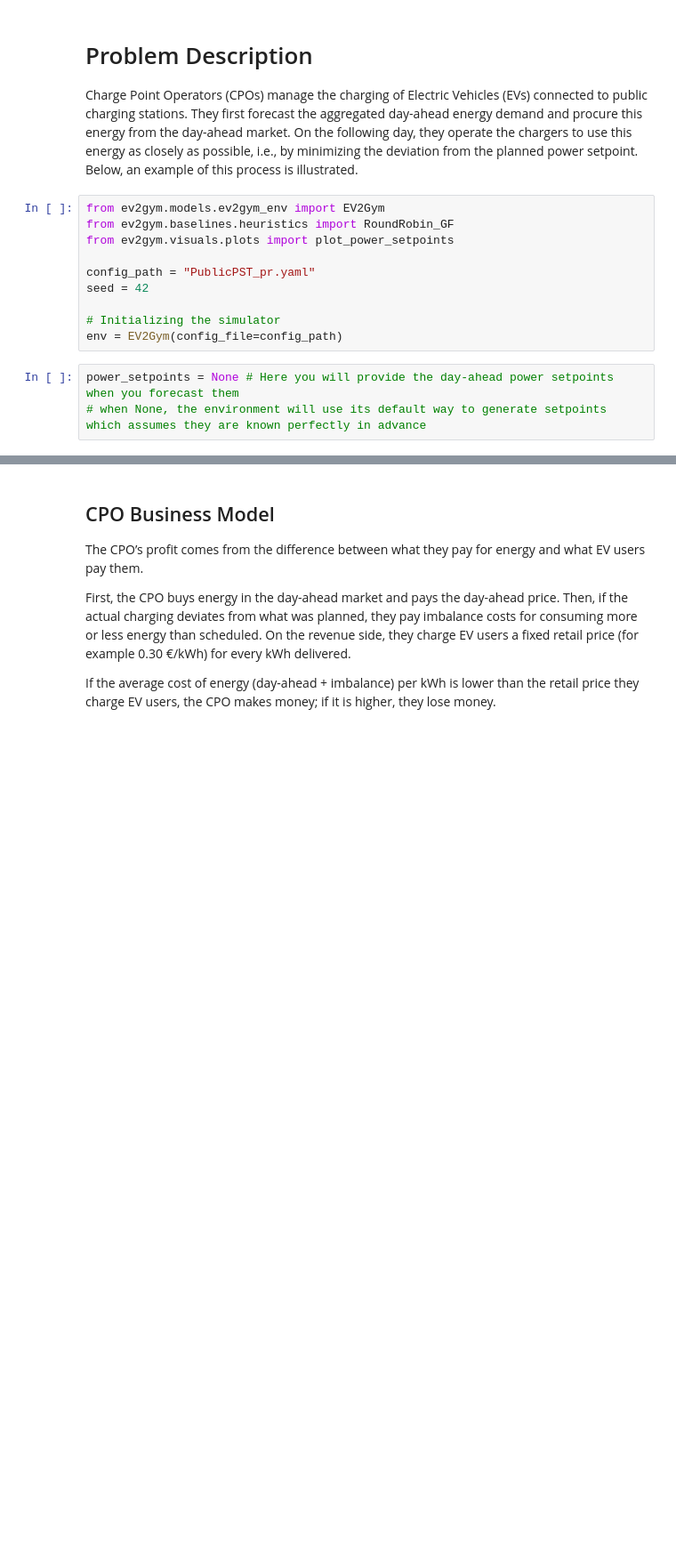
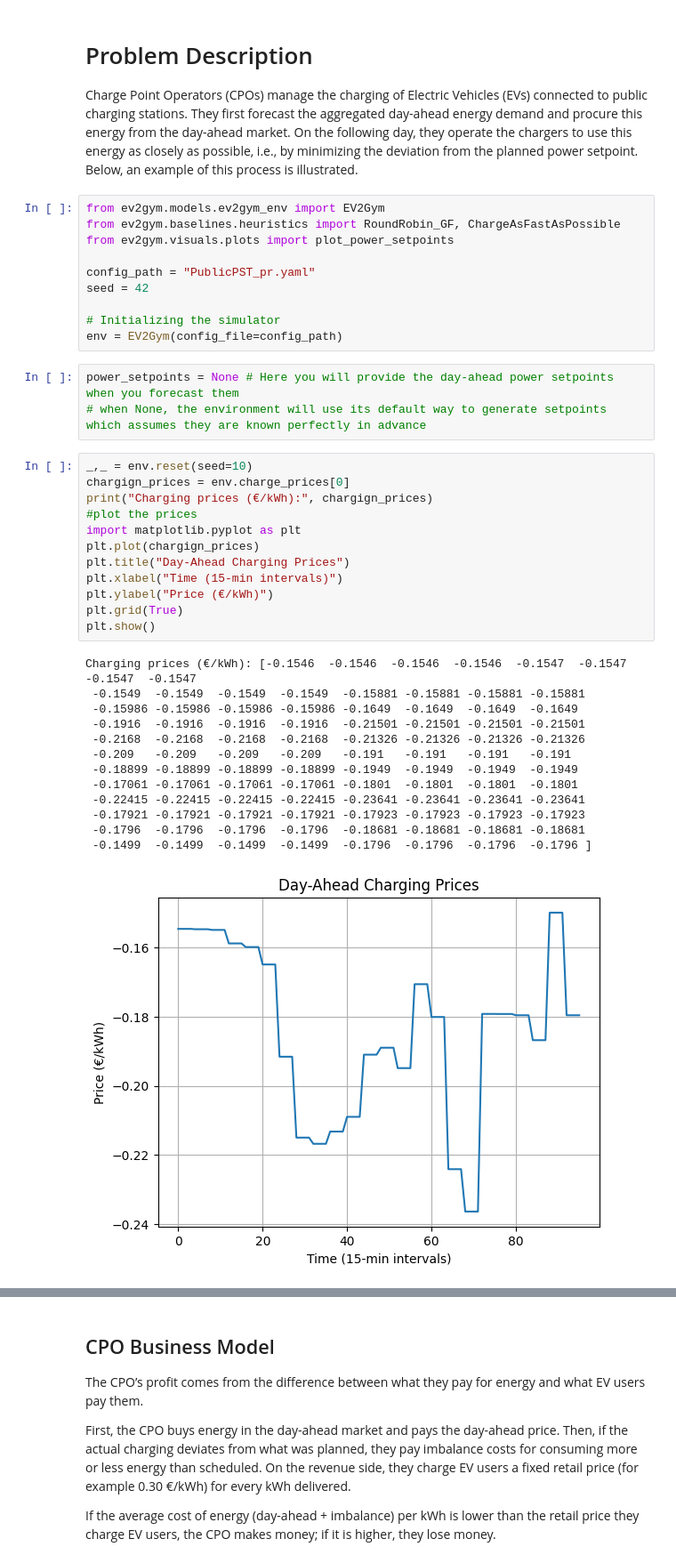
Before and after one commit to StavrosOrf/EV2Gym, a Jupyter notebook: GettingStarted.ipynb, the cells around one changed output, grey strips where cells are left out. Shown at 89% size. Cells and saved outputs as stored; diff of their text form; blank space fills up the shorter version.

```diff
--- a/GettingStarted.ipynb
+++ b/GettingStarted.ipynb
@@ -4,7 +4,7 @@
 Charge Point Operators (CPOs) manage the charging of Electric Vehicles (EVs) connected to public charging stations. They first forecast the aggregated day-ahead energy demand and procure this energy from the day-ahead market. On the following day, they operate the chargers to use this energy as closely as possible, i.e., by minimizing the deviation from the planned power setpoint. Below, an example of this process is illustrated.
 # %%
 from ev2gym.models.ev2gym_env import EV2Gym
-from ev2gym.baselines.heuristics import RoundRobin_GF
+from ev2gym.baselines.heuristics import RoundRobin_GF, ChargeAsFastAsPossible
 from ev2gym.visuals.plots import plot_power_setpoints
 
 config_path = "PublicPST_pr.yaml"
@@ -15,4 +15,30 @@ env = EV2Gym(config_file=config_path)
 # %%
 power_setpoints = None # Here you will provide the day-ahead power setpoints when you forecast them
 # when None, the environment will use its default way to generate setpoints which assumes they are known perfectly in advance
+# %%
+_,_ = env.reset(seed=10)
+chargign_prices = env.charge_prices[0]
+print("Charging prices (€/kWh):", chargign_prices)
+#plot the prices
+import matplotlib.pyplot as plt
+plt.plot(chargign_prices)
+plt.title("Day-Ahead Charging Prices")
+plt.xlabel("Time (15-min intervals)")
+plt.ylabel("Price (€/kWh)")
+plt.grid(True)
+plt.show()
+# %% [output]
+Charging prices (€/kWh): [-0.1546  -0.1546  -0.1546  -0.1546  -0.1547  -0.1547  -0.1547  -0.1547
+ -0.1549  -0.1549  -0.1549  -0.1549  -0.15881 -0.15881 -0.15881 -0.15881
+ -0.15986 -0.15986 -0.15986 -0.15986 -0.1649  -0.1649  -0.1649  -0.1649
+ -0.1916  -0.1916  -0.1916  -0.1916  -0.21501 -0.21501 -0.21501 -0.21501
+ -0.2168  -0.2168  -0.2168  -0.2168  -0.21326 -0.21326 -0.21326 -0.21326
+ -0.209   -0.209   -0.209   -0.209   -0.191   -0.191   -0.191   -0.191
+ -0.18899 -0.18899 -0.18899 -0.18899 -0.1949  -0.1949  -0.1949  -0.1949
+ -0.17061 -0.17061 -0.17061 -0.17061 -0.1801  -0.1801  -0.1801  -0.1801
+ -0.22415 -0.22415 -0.22415 -0.22415 -0.23641 -0.23641 -0.23641 -0.23641
+ -0.17921 -0.17921 -0.17921 -0.17921 -0.17923 -0.17923 -0.17923 -0.17923
+ -0.1796  -0.1796  -0.1796  -0.1796  -0.18681 -0.18681 -0.18681 -0.18681
+ -0.1499  -0.1499  -0.1499  -0.1499  -0.1796  -0.1796  -0.1796  -0.1796 ]
+[figure, added]
 # %%
```
Also changed, not shown: parts of 6 cells of this notebook, 2 other files.
